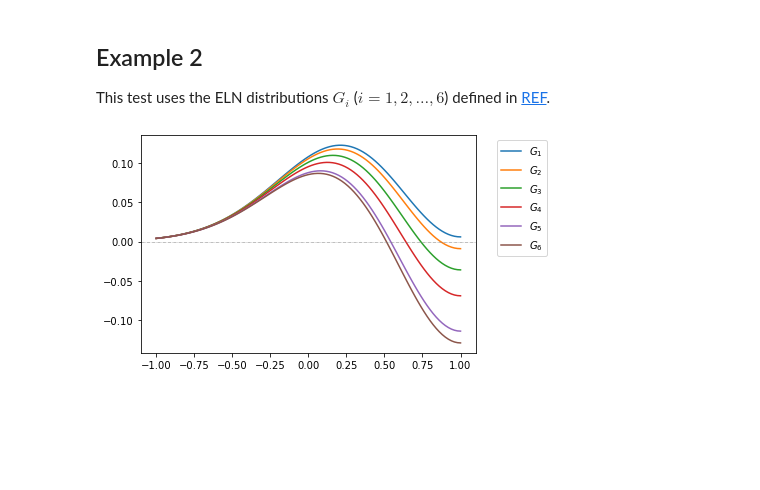
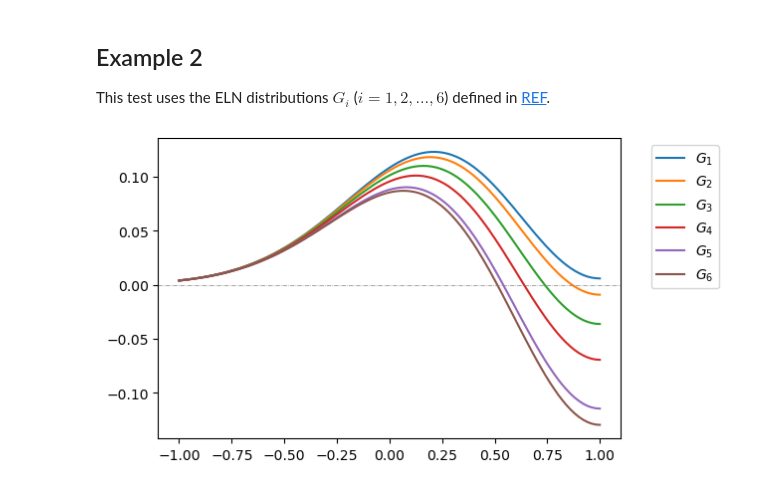
Before and after one commit to NuCO-UNM/fowdr, a Jupyter notebook: docs/examples.ipynb, the cells around one changed output. Saved outputs shown, nothing was run; the diff lists cells and outputs as text; code cells hidden in the pictures; blank space fills up the shorter version.

```diff
--- a/docs/examples.ipynb
+++ b/docs/examples.ipynb
@@ -17,7 +17,7 @@ for a in np.arange(0., 1., 0.2):
 
     dr1 = sbdr.DR_complexOmega(Gs, num_pts=50, shift=False, rt_opts={'method': 'lm'})
     dr2 = asdr.DR_complexOmega(Gs, num_pts=60, shift=False)
-    plt.figure()
+    plt.figure(dpi=100)
     # plt.style.use('dark_background')
 
     for kk, ww in dr1:
@@ -46,29 +46,30 @@ This test uses the ELN distributions $G_i$ ($i=1,2,\ldots,6$) defined in [REF](h
 # %%
 import numpy as np
 import matplotlib.pyplot as plt
 from fowdr import asdr, sbdr
 from scipy.integrate import quad
 
 def g_proto(u0, s):
     return lambda u: np.exp(-(u-u0)**2/(2*s**2))
 alpha = [1, 0.88, 0.89, 0.908, 0.93, 0.96, 0.97]
 sigma = [0.6, 0.53, 0.53, 0.53, 0.53, 0.53, 0.53]
 g = [g_proto(1, s) for s in sigma]
 def G_proto(a, f):
     n0, *_ = quad(g[0], -1, 1)
     nf, *_ = quad(f, -1, 1)
     a /= nf
     return lambda u: g[0](u)/n0 - a*f(u)
 G = [G_proto(a, f) for a,f in zip(alpha, g) ]
 
 uu = np.linspace(-1, 1, 101)
+plt.figure(dpi=100)
 for i in range(1, len(alpha)):
     plt.plot(uu, G[i](uu), label=f'$G_{i}$')
 
 plt.axhline(0, ls='-.', color='grey', lw=0.5)
 plt.legend(bbox_to_anchor=(1.05, 1), loc="upper left")
 plt.show()
 # %% [output]
-[figure, old version]
+[figure, new version]
 # %%
 for i in range(1, 7):
```
Also changed, not shown: parts of 6 cells of this notebook, 4 other files.
